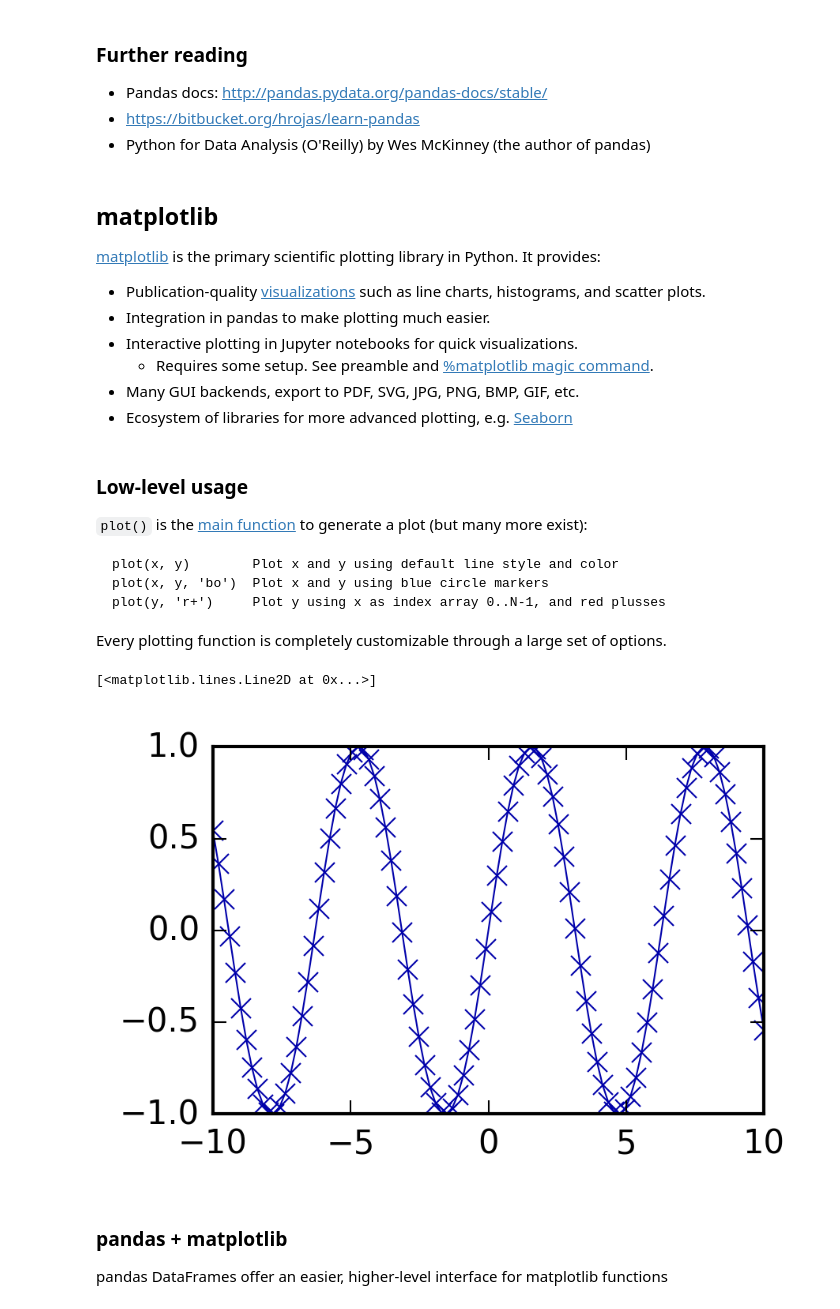
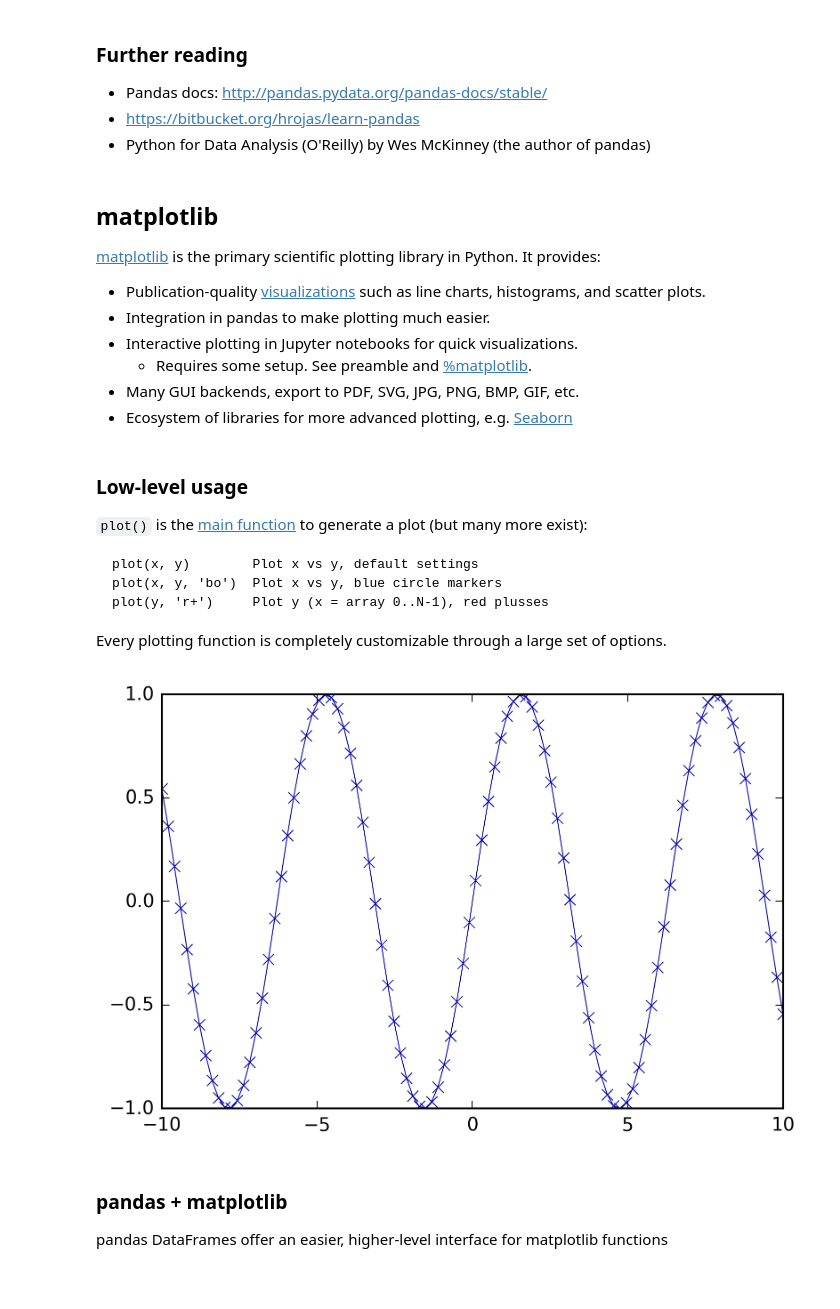
Before and after one commit to ds-madhavan-ramani/machine_learning_introduction, a Jupyter notebook: 01b - Introduction - Scientific Python.ipynb, the cells around one changed output. Saved outputs shown, nothing was run; the diff lists cells and outputs as text; code cells hidden in the pictures; blank space fills up the shorter version.

````diff
--- a/01b - Introduction - Scientific Python.ipynb
+++ b/01b - Introduction - Scientific Python.ipynb
@@ -866,27 +872,25 @@ dtype: int64
 * Publication-quality [visualizations](http://matplotlib.org/gallery.html) such as line charts, histograms, and scatter plots.
 * Integration in pandas to make plotting much easier.
 * Interactive plotting in Jupyter notebooks for quick visualizations.
-    * Requires some setup. See preamble and [%matplotlib magic command](http://ipython.readthedocs.io/en/stable/interactive/plotting.html?highlight=matplotlib).
+    * Requires some setup. See preamble and [%matplotlib](http://ipython.readthedocs.io/en/stable/interactive/plotting.html?highlight=matplotlib).
 * Many GUI backends, export to PDF, SVG, JPG, PNG, BMP, GIF, etc.
 * Ecosystem of libraries for more advanced plotting, e.g. [Seaborn](http://seaborn.pydata.org/)
 # %% [markdown]
 ### Low-level usage
 `plot()` is the [main function](http://matplotlib.org/api/pyplot_api.html#matplotlib.pyplot.plot) to generate a plot (but many more exist):
 ```
-plot(x, y)        Plot x and y using default line style and color
-plot(x, y, 'bo')  Plot x and y using blue circle markers
-plot(y, 'r+')     Plot y using x as index array 0..N-1, and red plusses
+plot(x, y)        Plot x vs y, default settings
+plot(x, y, 'bo')  Plot x vs y, blue circle markers
+plot(y, 'r+')     Plot y (x = array 0..N-1), red plusses
 ```
 
 Every plotting function is completely customizable through a large set of options.
 # %%
-plt.rcParams['figure.figsize'] = (3, 2)
-x = np.linspace(-10, 10, 100) # Sequence of integers for X-axis
+x = np.linspace(-10, 10, 100) # Sequence for X-axis
 y = np.sin(x) # sine values
-plt.plot(x, y, marker="x") # Line plot with marker x
+p = plt.plot(x, y, marker="x") # Line plot with marker x
 # %% [output]
-[<matplotlib.lines.Line2D at 0x...>]
-[figure, old version]
+[figure, new version]
 # %% [markdown]
 ### pandas + matplotlib
 pandas DataFrames offer an easier, higher-level interface for matplotlib functions
````
Also changed, not shown: parts of 24 cells of this notebook, 6 other files.
